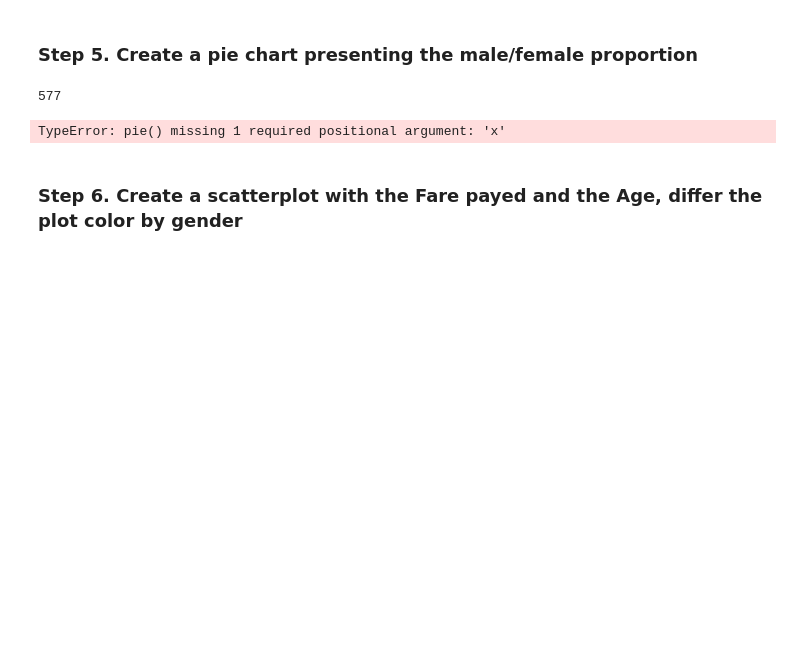
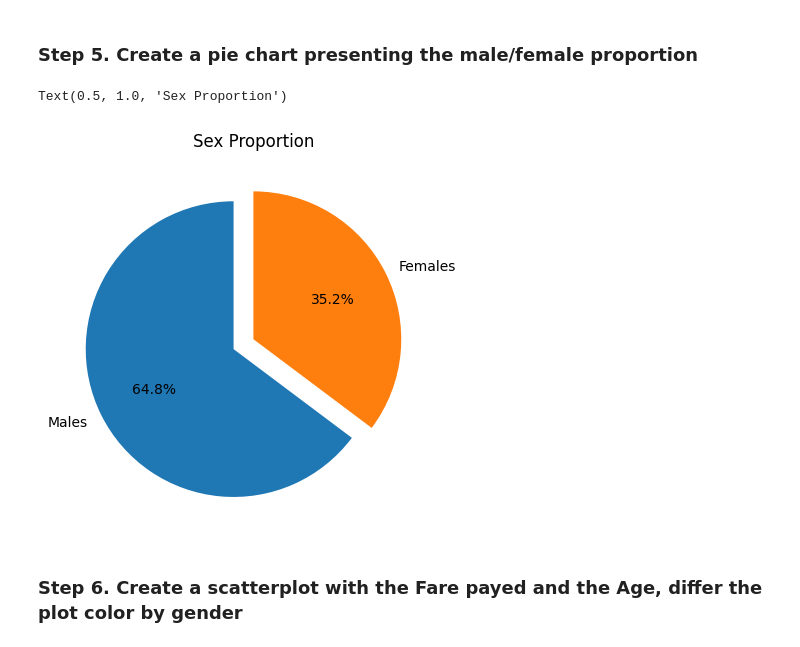
Before and after one commit to omj3424/Python_Programming_Study, a Jupyter notebook: pandas_exercises/07_Visualization/Titanic_Desaster/Exercises.ipynb, the cells around one changed output. Cells and saved outputs as stored; diff of their text form; code cells hidden in the pictures; blank space fills up the shorter version.

```diff
--- a/pandas_exercises/07_Visualization/Titanic_Desaster/Exercises.ipynb
+++ b/pandas_exercises/07_Visualization/Titanic_Desaster/Exercises.ipynb
@@ -63,15 +63,28 @@ titanic
 891 rows × 11 columns
 # %% [markdown]
 ### Step 5. Create a pie chart presenting the male/female proportion
-# %%
-males = (titanic.Sex == 'male').sum()
-females = (titanic.Sex == 'female').sum()
-# %% [output]
-577
-# %%
-plt.pie(labels=titanic.Sex, autopct='%.1f%%')
-plt.title('Sex Proportion')
-# %% [output]
-TypeError: pie() missing 1 required positional argument: 'x'
+# %%
+proportions = titanic.value_counts('Sex')
+
+plt.pie(proportions, labels=['Males', 'Females'],explode=(0.15, 0), startangle=90, autopct='%.1f%%')
+plt.title('Sex Proportion')
+
+
+# explode: 공간을 띄워줌
+# startangle: 시작 지점을 설정할 수 있음.
+
+
+
+## 다른 방법(feat. 답지)
+# males = (titanic.Sex == 'male').sum()
+# females = (titanic.Sex == 'female').sum()
+
+# proportions = [males, females]
+
+# plt.pie(proportions, labels=['Males', 'Females'], autopct='%.1f%%')
+# plt.title('Sex Proportion')
+# %% [output]
+Text(0.5, 1.0, 'Sex Proportion')
+[figure, added]
 # %% [markdown]
 ### Step 6. Create a scatterplot with the Fare payed and the Age, differ the plot color by gender
```
Also changed, not shown: parts of 3 cells of this notebook.
